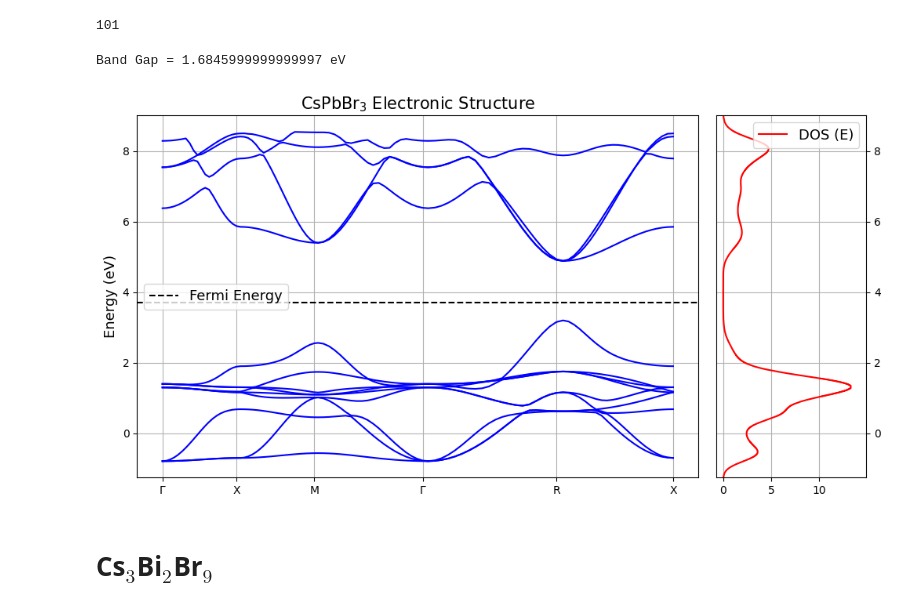
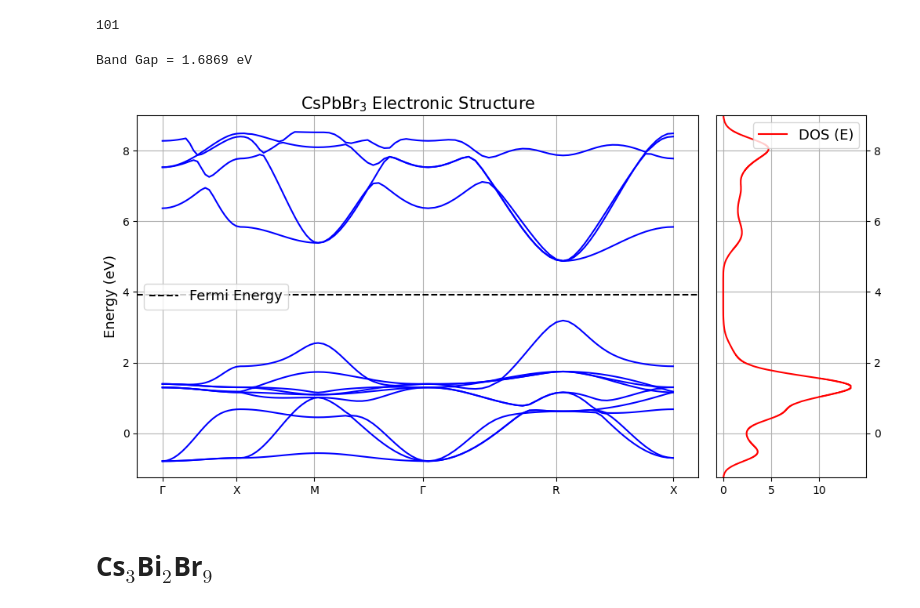
Before and after one commit to gabrielxvr/PeQDs-morphology-analysis, a Jupyter notebook: PLOTS.ipynb, the cells around one changed output. Drawn from its saved outputs; the diff is of its cells as text; code cells hidden in the pictures.

```diff
--- a/PLOTS.ipynb
+++ b/PLOTS.ipynb
@@ -21,36 +21,36 @@ nbnd = len(bandas.keys())-1
 k_nodes = [indices[0], indices[19], indices[39], indices[59], indices[79], indices[-1]]
 
 fig, (ax, ax_dos) = plt.subplots(1, 2, figsize=(12, 6), gridspec_kw={'width_ratios': [3, 0.8]})
 
 for i in range(13,nbnd):
     ax.plot(bandas['k'], bandas['e'+str(i)], c = 'blue', linewidth = 1.5)
 
 #ax.plot(bandas['k'], bandas['e21'], c = 'red', linewidth = 1.5) #Valence band
 #ax.plot(bandas['k'], bandas['e22'], c = 'red', linewidth = 1.5) # conduction band
 
 # Band Gap:
 bg = min(bandas['e22'])- max(bandas['e21'])
 print('Band Gap =', bg, 'eV')
 ax.set_xticks(k_nodes)
 ax.set_xticklabels(["$\Gamma$","X","M", "$\Gamma$", 'R', 'X'])
 ax.grid('--')
 ax.set_title(r'CsPbBr$_3$ Electronic Structure', fontsize = 15)
-ax.axhline(3.7060, linestyle = '--', color = '0', label = 'Fermi Energy')
+ax.axhline(3.9128, linestyle = '--', color = '0', label = 'Fermi Energy')
 ax.legend(loc = 'center left', fontsize = 13)
 ax.set_ylabel('Energy (eV)', fontsize = 13)
 
 
 ax_dos.plot(DOS, E, color='red', linewidth=1.5, label='DOS (E)')
 ax_dos.yaxis.set_label_position("right")
 ax_dos.set_ylim(ax.get_ylim())
 ax_dos.legend(loc='upper right', fontsize = 13)
 ax_dos.grid('--')
 ax_dos.yaxis.tick_right()
 fig.subplots_adjust(wspace=0.05)
 plt.savefig('CsPbBr3/banda_CsPbBr3.png', dpi = 200)
 # %% [output]
-Band Gap = 1.6845999999999997 eV
+Band Gap = 1.6869 eV
-[figure, old version]
+[figure, new version]
 # %% [markdown]
 # Cs$_3$Bi$_2$Br$_9$
 # %%
```
Also changed, not shown: 3 other files.
